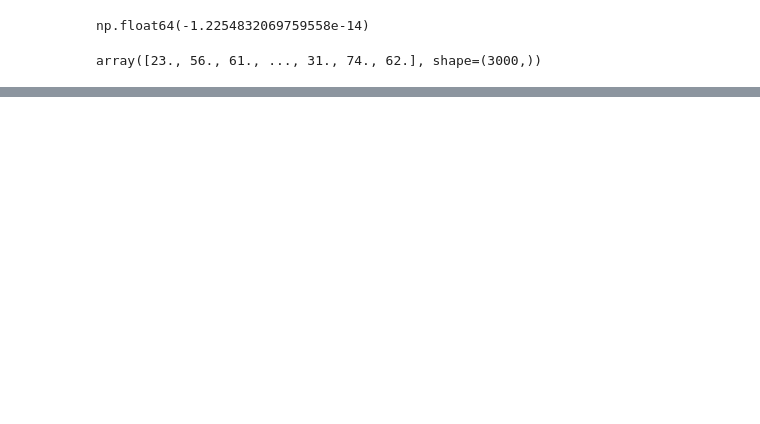
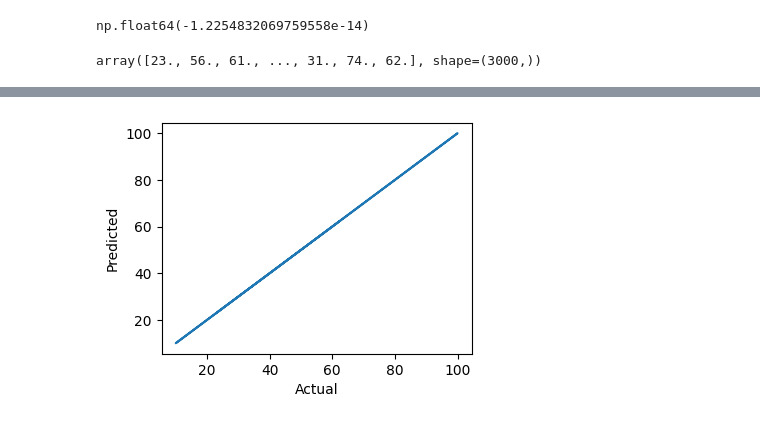
Before and after one commit to sanchi-sairam/Machine-Learning-Algs-2025, a Jupyter notebook: Linear-Regression.ipynb, the cells around one changed output, grey strips where cells are left out. Saved outputs shown, nothing was run; the diff lists cells and outputs as text; code cells hidden in the pictures; blank space fills up the shorter version.

```diff
--- a/Linear-Regression.ipynb
+++ b/Linear-Regression.ipynb
@@ -80,0 +134,11 @@ sb.displot(prediction-y_test, kind='kde')
+# %%
+import matplotlib.pyplot as plt
+plt.figure(figsize=[4, 3])
+plt.plot(prediction, y_test)
+plt.xlabel("Actual")
+plt.ylabel("Predicted")
+
+
+plt.show()
+# %% [output]
+[figure, added]
```
Also changed, not shown: parts of 6 cells of this notebook, 1 other file.
